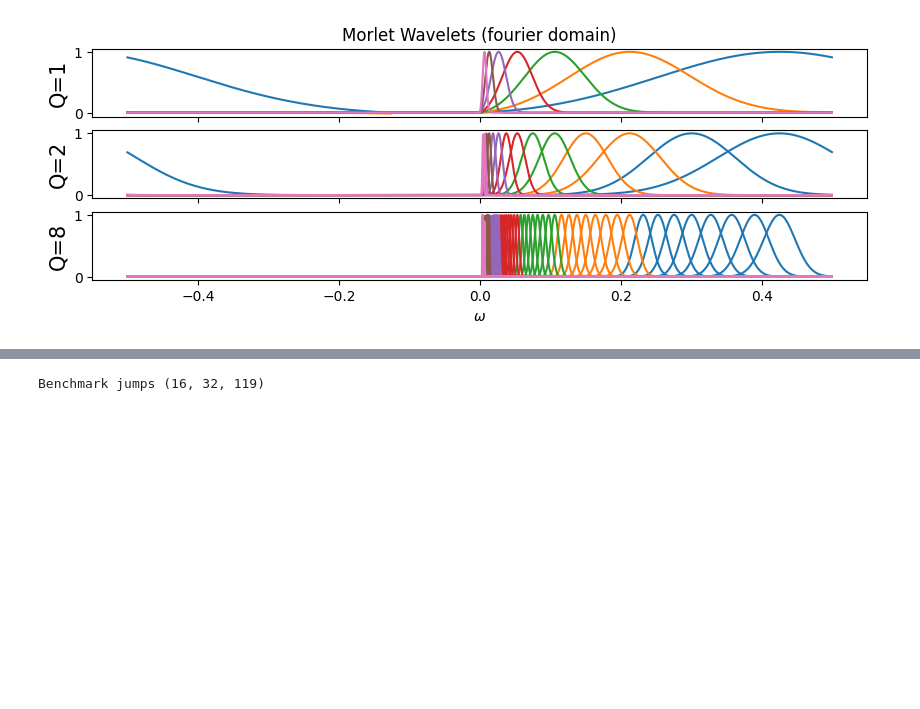
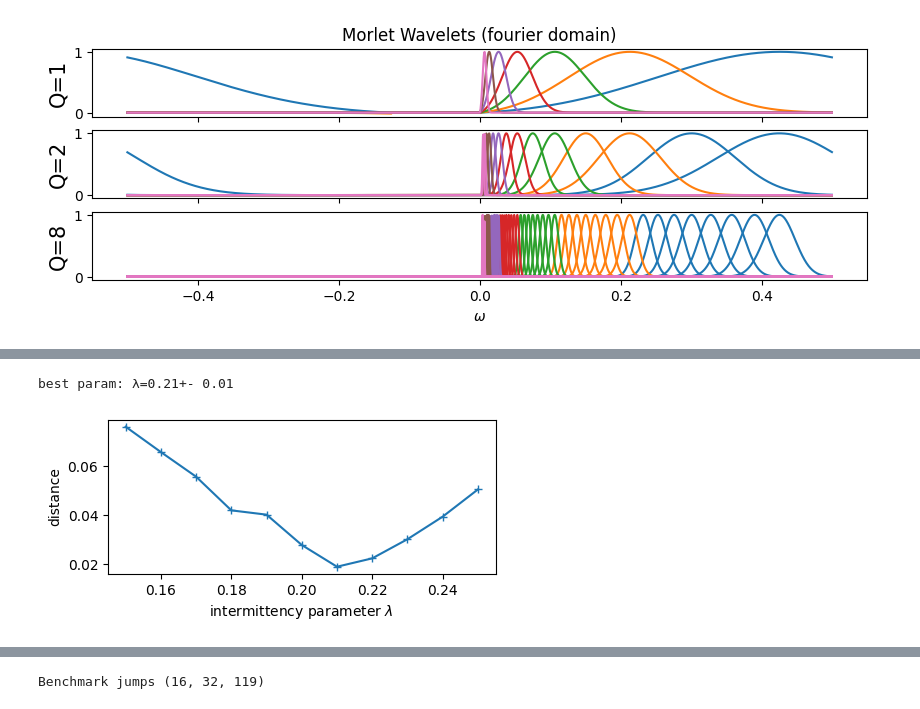
Before and after one commit to RudyMorel/scattering_spectra, a Jupyter notebook: tutorial.ipynb, the cells around one changed output, grey strips where cells are left out. Cells and saved outputs as stored; diff of their text form; code cells hidden in the pictures; blank space fills up the shorter version.

```diff
--- a/tutorial.ipynb
+++ b/tutorial.ipynb
@@ -538,0 +555,43 @@ for i in range(len(Qs)):
+# %%
+R = 64  # increase the number of MRW realizations to have a better estimation
+
+# historical daily prices of SP500 from 03-01-2000 to 07-02-2024
+data_snp = SPDaily()  # single time-series
+
+# the scattering spectra of the S&P500
+scat_snp = analyze(
+    x=data_snp.dlnx,
+    model_type="scat_spectra",
+    J=9,
+).query(coeff_type="spars").y
+
+# generate MRW time-series with different intermittency parameters \lambda
+lams = np.linspace(0.15, 0.25, 11)
+x_mrw = [
+    load_data(name="mrw", R=R, T=6063, H=0.5, lam=lam, verbose=False)
+    for lam in lams
+]
+x_mrw = np.stack(x_mrw, axis=0)  # nb_lambda x nb_realizations x 1 x nb_times
+
+# the scattering spectra of the MRW for different \lambda
+scat_mrw = analyze(
+    x=x_mrw.reshape(-1,1,6063),
+    model_type="scat_spectra",
+    J=9,
+    cuda=CUDA,
+).query(coeff_type="spars").y.reshape(len(lams), R, -1, 1).mean(1)
+
+# compute distance in the scattering spectra
+distance = (scat_snp - scat_mrw).abs().mean((1,2))
+argmin = distance.argmin()
+best_lambda = lams[argmin]
+print(f"best param: λ={best_lambda:.2f}+- {lams[1]-lams[0]:.2f}")  # the confidence interval is not rigorous
+
+################ plotting ####################################
+fig, ax = plt.subplots(1, 1, figsize=(5, 2))
+ax.plot(lams, distance, marker='+')
+ax.set_xlabel(r"intermittency parameter $\lambda$");
+ax.set_ylabel("distance");
+# %% [output]
+best param: λ=0.21+- 0.01
+[figure, added]
```
Also changed, not shown: parts of 12 cells of this notebook.
